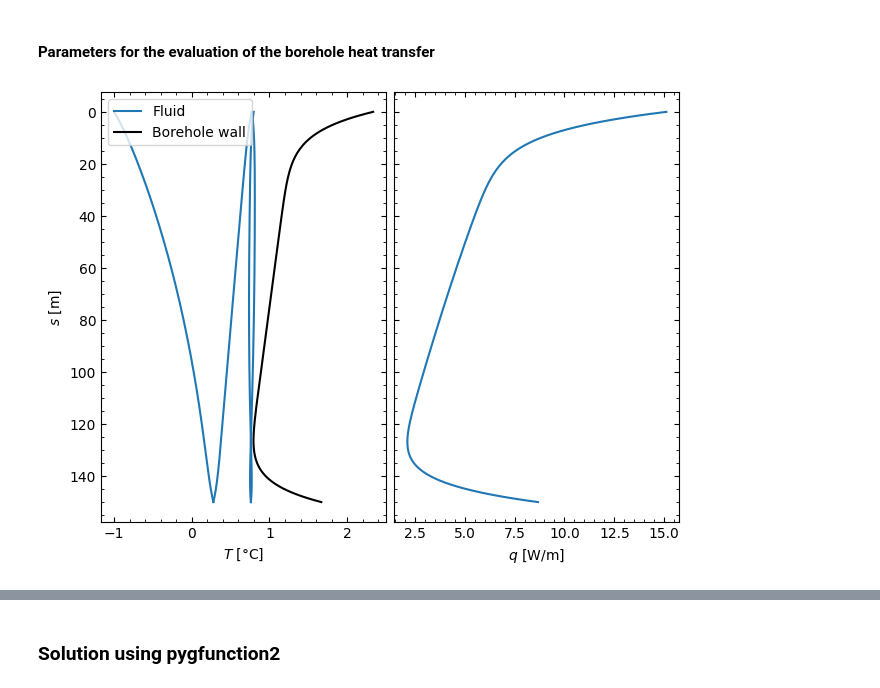
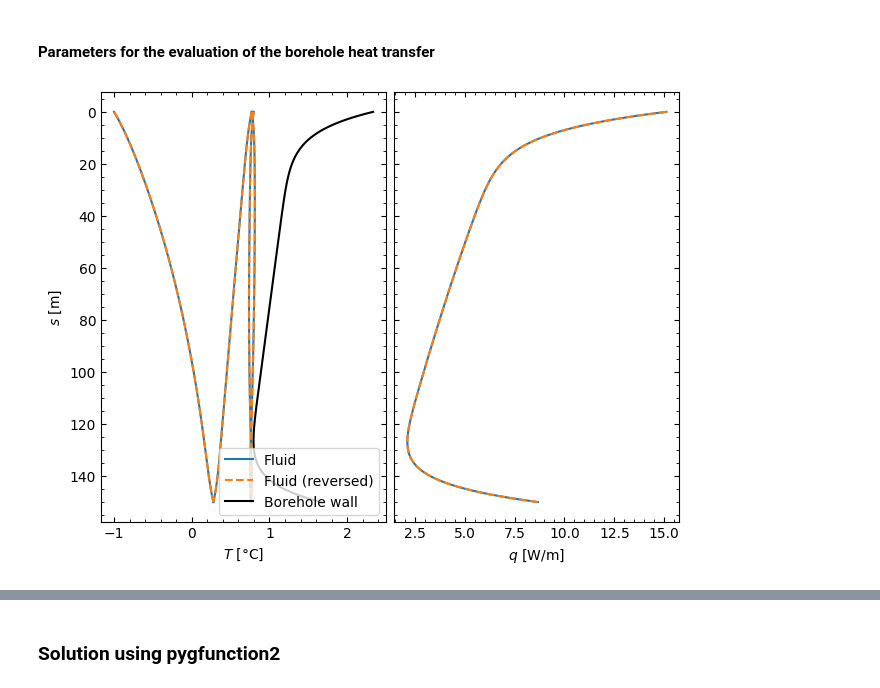
Before and after one commit to MassimoCimmino/pygfunction-HigherOrder, a Jupyter notebook: notebooks/double_u_tube_series.ipynb, the cells around one changed output, grey strips where cells are left out. Drawn from its saved outputs; the diff is of its cells as text; code cells hidden in the pictures.

Commit message:
Reversible mass flow direction in Pipe and Network

```diff
--- a/notebooks/double_u_tube_series.ipynb
+++ b/notebooks/double_u_tube_series.ipynb
@@ -72,27 +72,36 @@ T_b_eval = f_T_b(xi_eval, basis.n_nodes)
 # %%
 # Pipe object
 pipe = gt3.pipe.MultipleUTubeSeries(p, r_p_in, r_p_out, r_b, fluid, k_s, k_b, k_p, epsilon)
+pipe_reversed = gt3.pipe.MultipleUTubeSeries(p[::-1], r_p_in, r_p_out, r_b, fluid, k_s, k_b, k_p, epsilon)
 
 # Fluid temperature profile along the borehole
 T_f = pipe.temperature(borehole, basis, xi_eval, m_flow, T_f_in, T_b_nodes)
+T_f_reversed = pipe_reversed.temperature(borehole, basis, xi_eval, -m_flow, T_f_in, T_b_nodes)
 # Outlet fluid temperature
 T_f_out = pipe.outlet_temperature(borehole, basis, m_flow, T_f_in, T_b_nodes)
+T_f_out_reversed = pipe_reversed.outlet_temperature(borehole, basis, -m_flow, T_f_in, T_b_nodes)
 # Heat extraction rate along the borehole
 q = pipe.heat_extraction_rate(borehole, basis, xi_eval, m_flow, T_f_in, T_b_nodes)
+q_reversed = pipe_reversed.heat_extraction_rate(borehole, basis, xi_eval, -m_flow, T_f_in, T_b_nodes)
 # Average heat extraction rate
 q_avg = pipe.average_heat_extraction_rate(borehole, basis, m_flow, T_f_in, T_b_nodes)
+q_avg_reversed = pipe_reversed.average_heat_extraction_rate(borehole, basis, -m_flow, T_f_in, T_b_nodes)
 # Effective borehole thermal resistance
 R_b = pipe.effective_borehole_thermal_resistance(borehole, m_flow)
+R_b_reversed = pipe_reversed.effective_borehole_thermal_resistance(borehole, -m_flow)
 # %%
 fig, axs = plt.subplots(ncols=2, sharey=True, constrained_layout=True)
 axs[0] = gt3.plot._format_axis(axs[0], [r'$T$ [°C]', '$s$ [m]'], inverse_y=True)
 line = axs[0].plot(T_f[:, 0], s_eval, label='Fluid')
 axs[0].plot(T_f[:, 1:], s_eval, color=line[0].get_color())
+line = axs[0].plot(T_f_reversed[:, 0], s_eval, '--', label='Fluid (reversed)')
+axs[0].plot(T_f_reversed[:, 1:], s_eval, '--', color=line[0].get_color())
 axs[0].plot(T_b_eval, s_eval, 'k-', label='Borehole wall')
 axs[0].legend()
 axs[1] = gt3.plot._format_axis(axs[1], inverse_y=True)
 axs[1].set_xlabel('$q$ [W/m]')
 axs[1].plot(q, s_eval)
+axs[1].plot(q_reversed, s_eval, '--')
 plt.show()
 # %% [output]
-[figure, old version]
+[figure, new version]
```
Also changed, not shown: parts of 2 cells of this notebook, 13 other files.
